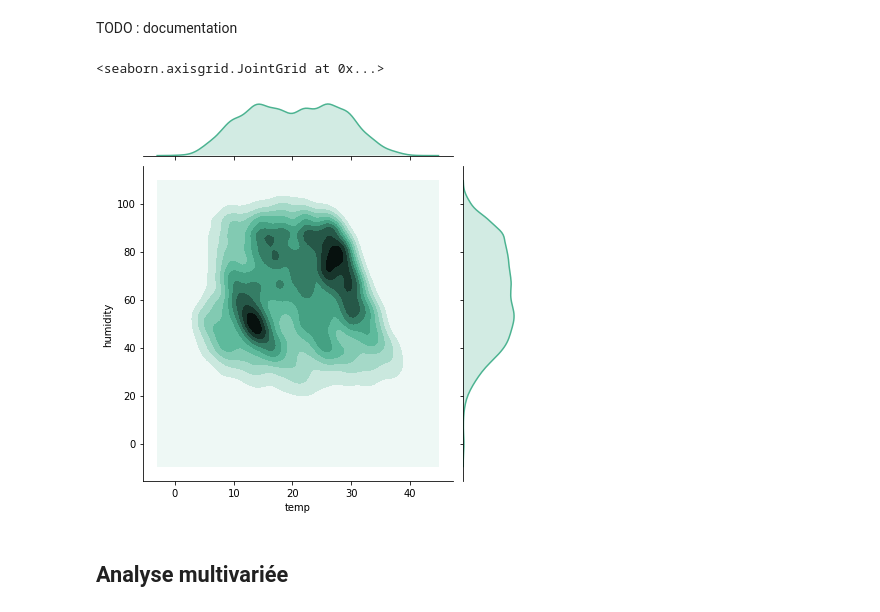
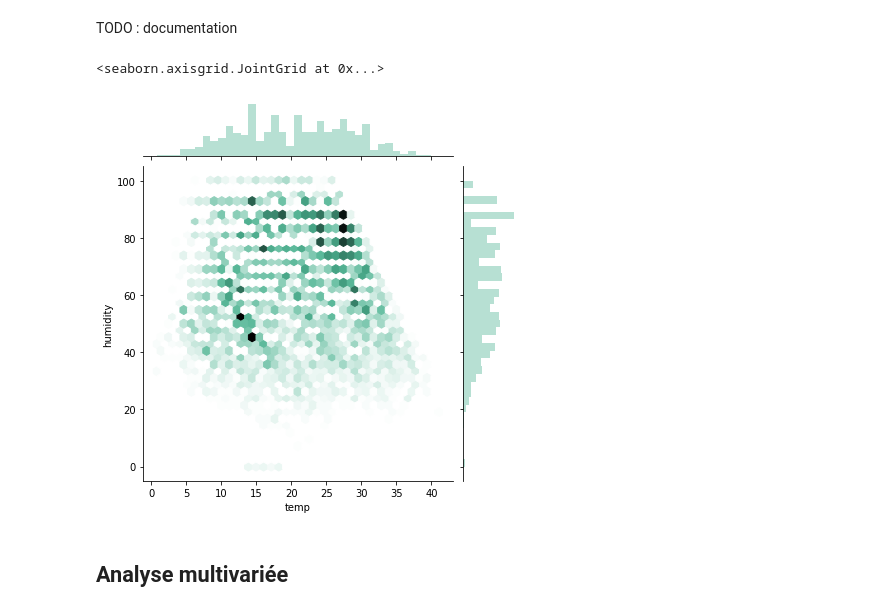
Before and after one commit to uazech/data-mining-velo, a Jupyter notebook: script/projet_velo_sujet.ipynb, the cells around one changed output. Cells and saved outputs as stored; diff of their text form; code cells hidden in the pictures.

```diff
--- a/script/projet_velo_sujet.ipynb
+++ b/script/projet_velo_sujet.ipynb
@@ -315,3 +310,4 @@ J'ai fait le choix de la remplacer par la modalité "legere_pluie_neige", pour l
 # %%
 df.weather.replace({"forte_averses_neige":"legere_pluie_neige"}, inplace=True)
 df.groupby("weather")["datetime"].count()
+df["weather"] = pd.Categorical(df["weather"], ordered=False)
@@ -500,10 +489,10 @@ ax = sns.barplot(x="humidity", y="count", data=df)
 # %% [markdown]
 TODO : documentation
 # %%
-sns.jointplot("temp", "humidity", kind="kde", color="#4CB391", data=df)
+sns.jointplot("temp", "humidity", kind="hex", color="#4CB391", data=df)
 # %% [output]
 <seaborn.axisgrid.JointGrid at 0x...>
-[figure, old version]
+[figure, new version]
 # %% [markdown]
 ## Analyse multivariée
 # %% [markdown]
```
Also changed, not shown: parts of 47 cells of this notebook.
